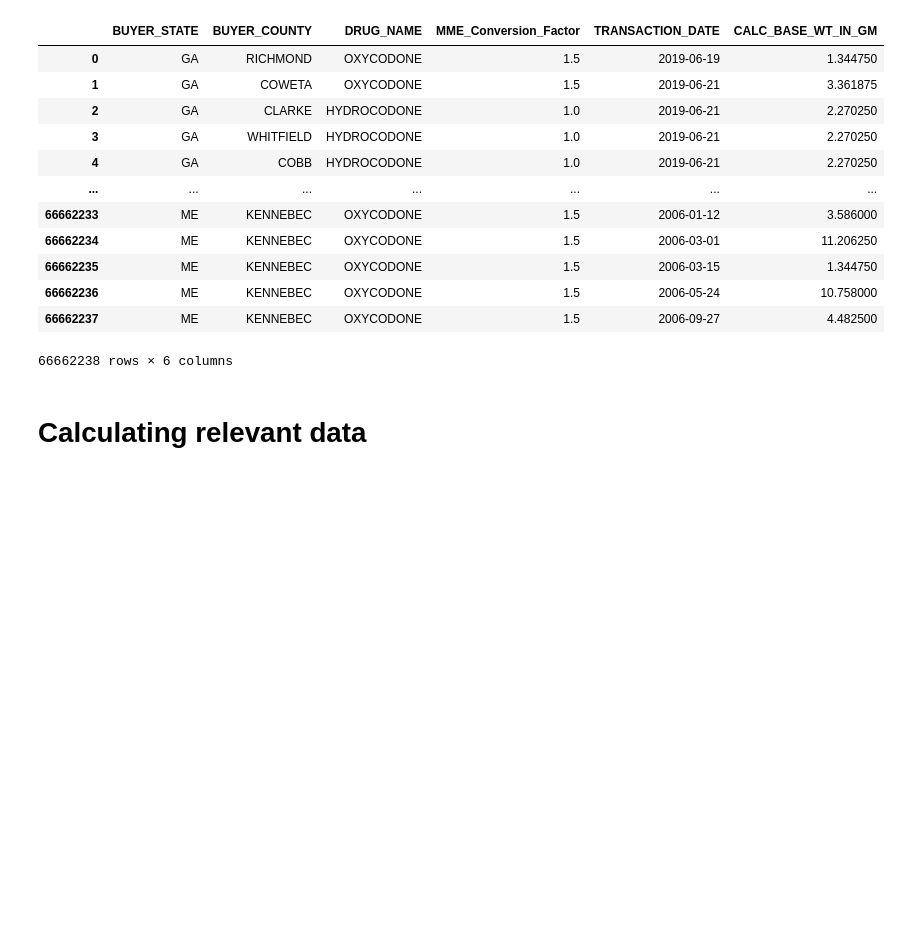
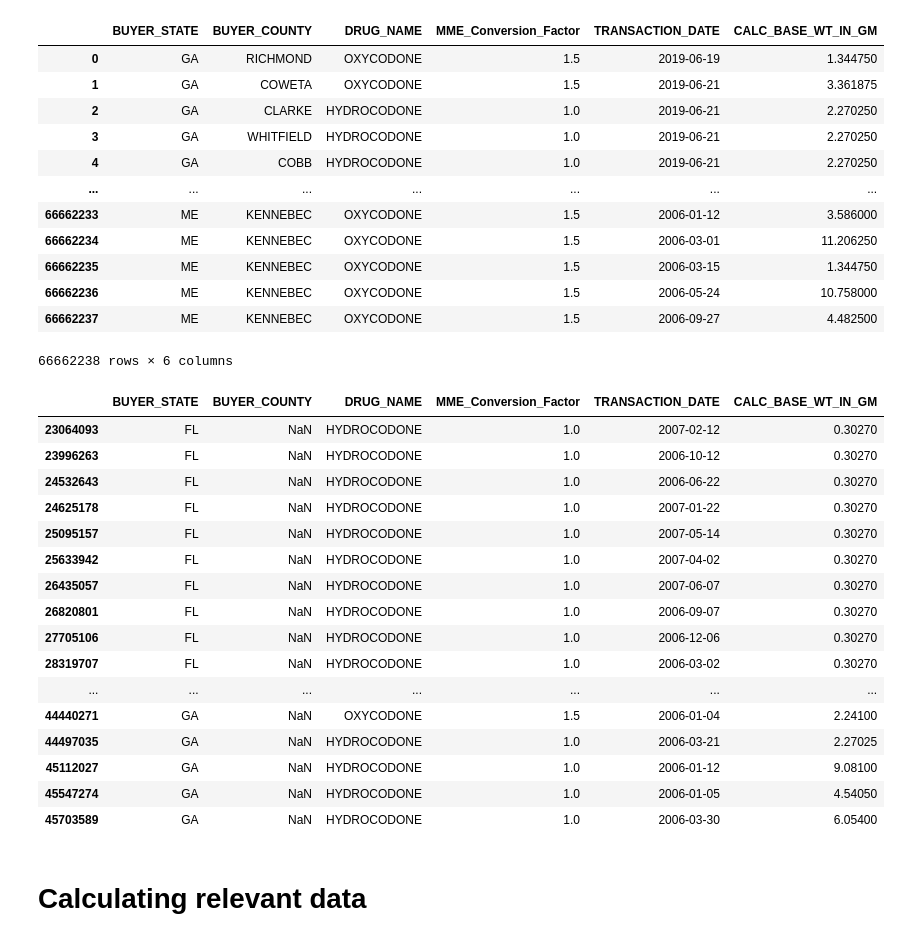
Before and after one commit to MIDS-at-Duke/opioids-2024-data-queens-king, a Jupyter notebook: Calc Opioid Shipments.ipynb, the cells around one changed output. Saved outputs shown, nothing was run; the diff lists cells and outputs as text; code cells hidden in the pictures; blank space fills up the shorter version.

```diff
--- a/Calc Opioid Shipments.ipynb
+++ b/Calc Opioid Shipments.ipynb
@@ -68,6 +68,27 @@ df
 | 66662236 | ME | KENNEBEC | OXYCODONE | 1.5 | 2006-05-24 | 10.758000 |
 | 66662237 | ME | KENNEBEC | OXYCODONE | 1.5 | 2006-09-27 | 4.482500 |
 66662238 rows × 6 columns
+# %%
+df_with_na = df[df.isnull().any(axis=1)]
+df_with_na
+# %% [output]
+|  | BUYER_STATE | BUYER_COUNTY | DRUG_NAME | MME_Conversion_Factor | TRANSACTION_DATE | CALC_BASE_WT_IN_GM |
+| 23064093 | FL | NaN | HYDROCODONE | 1.0 | 2007-02-12 | 0.30270 |
+| 23996263 | FL | NaN | HYDROCODONE | 1.0 | 2006-10-12 | 0.30270 |
+| 24532643 | FL | NaN | HYDROCODONE | 1.0 | 2006-06-22 | 0.30270 |
+| 24625178 | FL | NaN | HYDROCODONE | 1.0 | 2007-01-22 | 0.30270 |
+| 25095157 | FL | NaN | HYDROCODONE | 1.0 | 2007-05-14 | 0.30270 |
+| 25633942 | FL | NaN | HYDROCODONE | 1.0 | 2007-04-02 | 0.30270 |
+| 26435057 | FL | NaN | HYDROCODONE | 1.0 | 2007-06-07 | 0.30270 |
+| 26820801 | FL | NaN | HYDROCODONE | 1.0 | 2006-09-07 | 0.30270 |
+| 27705106 | FL | NaN | HYDROCODONE | 1.0 | 2006-12-06 | 0.30270 |
+| 28319707 | FL | NaN | HYDROCODONE | 1.0 | 2006-03-02 | 0.30270 |
+| ... | ... | ... | ... | ... | ... | ... |
+| 44440271 | GA | NaN | OXYCODONE | 1.5 | 2006-01-04 | 2.24100 |
+| 44497035 | GA | NaN | HYDROCODONE | 1.0 | 2006-03-21 | 2.27025 |
+| 45112027 | GA | NaN | HYDROCODONE | 1.0 | 2006-01-12 | 9.08100 |
+| 45547274 | GA | NaN | HYDROCODONE | 1.0 | 2006-01-05 | 4.54050 |
+| 45703589 | GA | NaN | HYDROCODONE | 1.0 | 2006-03-30 | 6.05400 |
 # %% [markdown]
 # Calculating relevant data
 # %%
```
Also changed, not shown: parts of 3 cells of this notebook, 8 other files.
